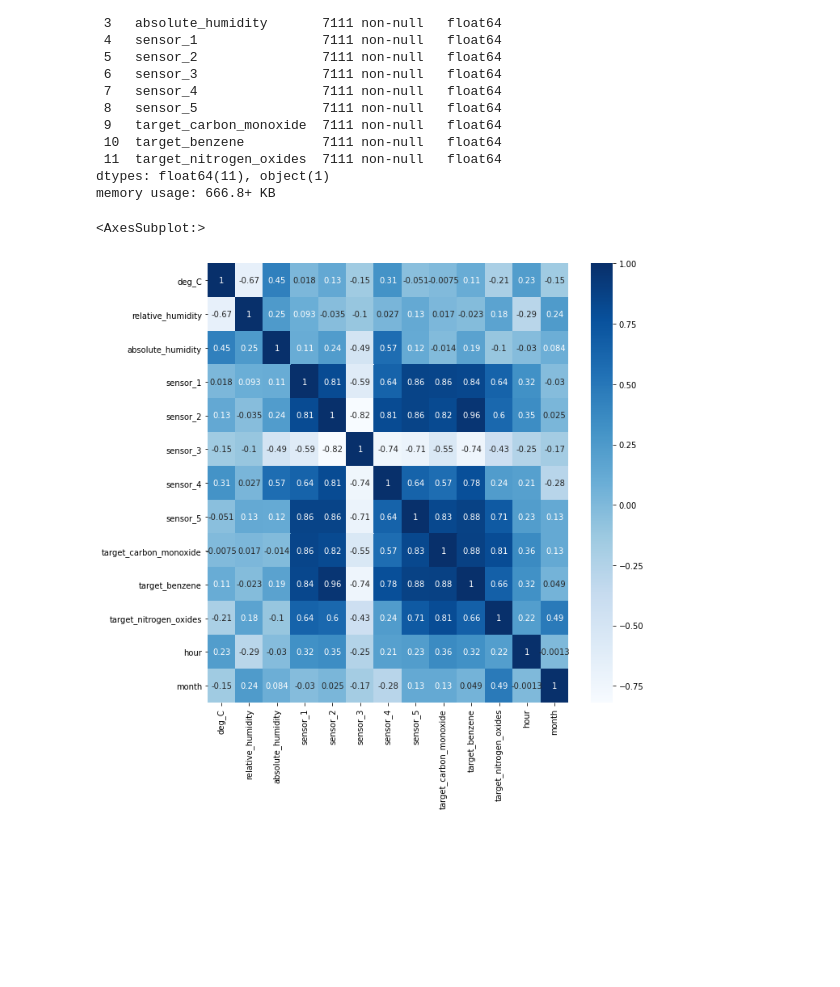
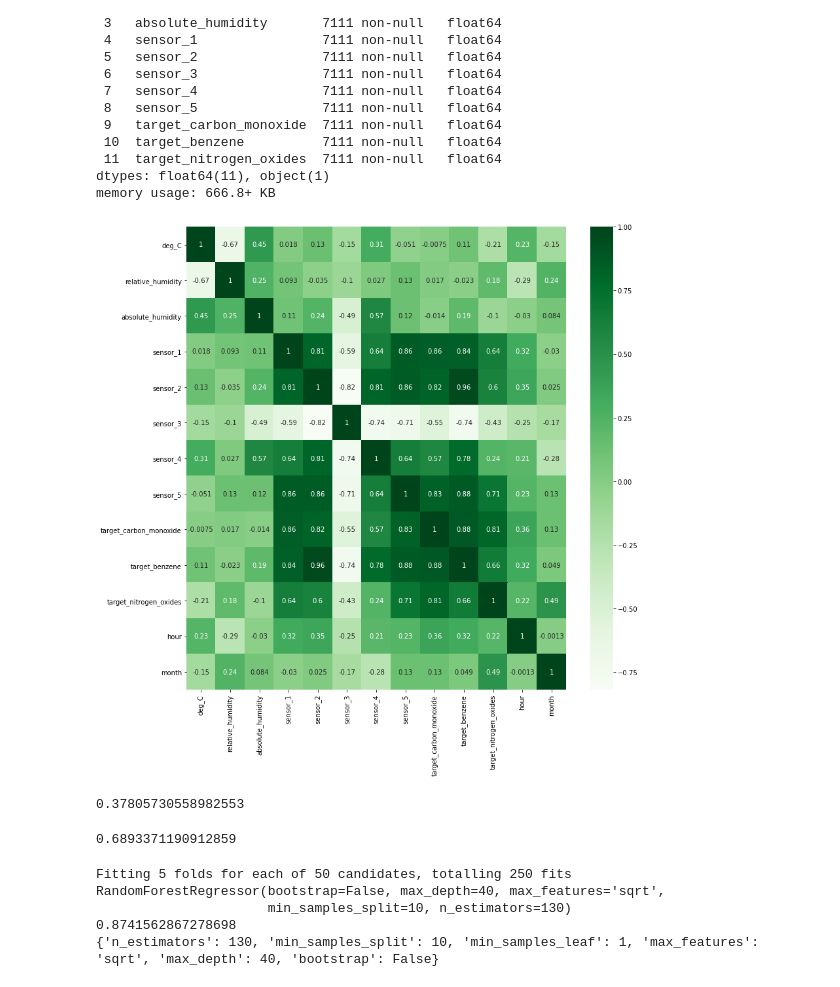
Before and after one commit to popovko/Air-Pollution, a Jupyter notebook: main.ipynb, the cells around one changed output. Cells and saved outputs as stored; diff of their text form; code cells hidden in the pictures; blank space fills up the shorter version.

Commit message:
checking different models

```diff
--- a/main.ipynb
+++ b/main.ipynb
@@ -67,8 +67,7 @@ train["month"] = pd.to_datetime(train["date_time"]).dt.month
 test["hour"] = pd.to_datetime(test["date_time"]).dt.hour
 test["month"] = pd.to_datetime(test["date_time"]).dt.month
 # %%
-fig, ax = plt.subplots(figsize = (10,10))
-sns.heatmap(train.corr(), cmap = 'Blues', annot = True, ax = ax)
+fig, ax = plt.subplots(figsize = (13,13))
+sns.heatmap(train.corr(), cmap = 'Greens', annot = True, ax = ax);
 # %% [output]
-<AxesSubplot:>
-[figure, old version]
+[figure, new version]
@@ -74,0 +91,40 @@ sns.heatmap(train.corr(), cmap = 'Blues', annot = True, ax = ax)
+# %%
+sgd_reg = SGDRegressor()
+cv = cross_val_score(sgd_reg,X,y3,cv=5)
+print(cv.mean())
+# %% [output]
+0.37805730558982553
+# %%
+rfr = RandomForestRegressor()
+cv = cross_val_score(rfr,X,y3,cv=5)
+print(cv.mean())
+# %% [output]
+0.6893371190912859
+# %%
+from sklearn.model_selection import RandomizedSearchCV
+parameters = {'bootstrap': [True, False],
+               'max_depth': [10, 20, 30, 40, 50, 60, 70, 80, 90, 100, 110, None],
+               'max_features': ['auto', 'sqrt'],
+               'min_samples_leaf': [1, 2, 4],
+               'min_samples_split': [2, 5, 10],
+               'n_estimators': [130, 180, 230]}
+
+model1 = RandomizedSearchCV( n_iter              = 50,
+                                        estimator           = RandomForestRegressor(),
+                                        param_distributions = parameters,
+                                        n_jobs              = 4,
+                                        refit               = True,
+                                        cv                  = 5,
+                                        verbose             = 1,
+                                        pre_dispatch        = '2*n_jobs'
+                                        )         # scoring = 'accuracy'
+model1.fit( X, y1)
+print( model1.best_estimator_ )
+print( model1.best_score_ )
+print( model1.best_params_ )
+# %% [output]
+Fitting 5 folds for each of 50 candidates, totalling 250 fits
+RandomForestRegressor(bootstrap=False, max_depth=40, max_features='sqrt',
+                      min_samples_split=10, n_estimators=130)
+0.8741562867278698
+{'n_estimators': 130, 'min_samples_split': 10, 'min_samples_leaf': 1, 'max_features': 'sqrt', 'max_depth': 40, 'bootstrap': False}
```
Also changed, not shown: parts of 3 cells of this notebook.
